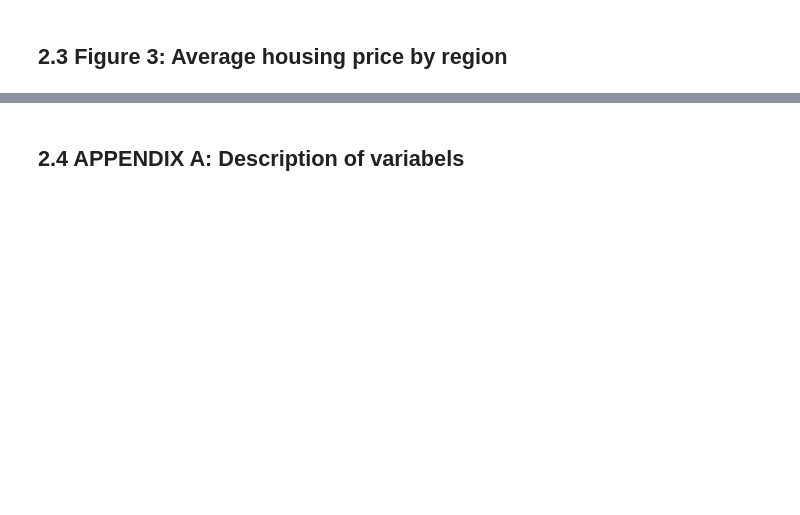
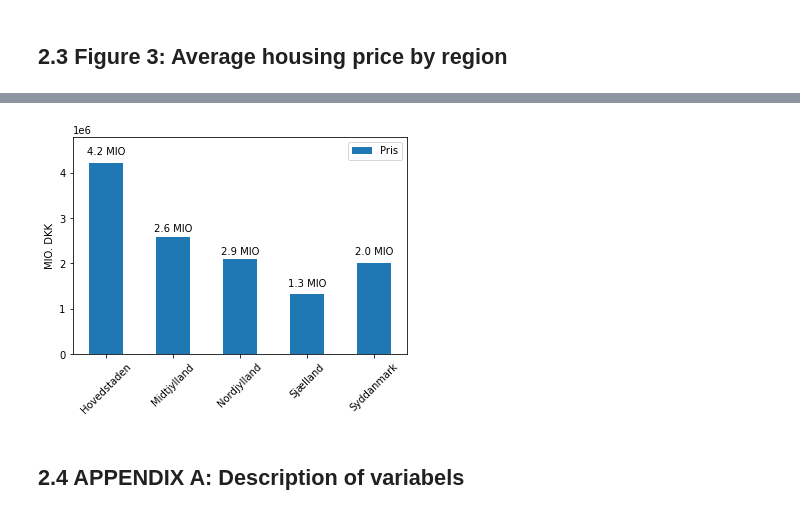
Before and after one commit to txg194/Qwe, a Jupyter notebook: Examproject/Final_dataset.ipynb, the cells around one changed output, grey strips where cells are left out. Saved outputs shown, nothing was run; the diff lists cells and outputs as text; code cells hidden in the pictures; blank space fills up the shorter version.

```diff
--- a/Examproject/Final_dataset.ipynb
+++ b/Examproject/Final_dataset.ipynb
@@ -375,20 +388,23 @@ plot_avg_price_by_regions.groupby("Region").mean().round()
 # %%
 #3. Make plot
 plot_avg_price_by_regions.groupby("Region").mean().plot(kind="bar")
 plt.xlabel("")
 plt.ylabel("MIO. DKK")
 plt.xticks(rotation = 45)
 plt.ylim(0,4800000)
 
+
 #Add datapoints
 plt.text(0,4400000, "4.2 MIO",horizontalalignment='center')
 plt.text(1,2700000, "2.6 MIO",horizontalalignment='center')
 plt.text(2,2200000, "2.9 MIO",horizontalalignment='center')
 plt.text(3,1500000, "1.3 MIO",horizontalalignment='center')
 plt.text(4,2200000, "2.0 MIO",horizontalalignment='center')
-plt.legend().remove()
-plt.ticklabel_format(style='plain', axis='y')
+#plt.legend().remove()
+#plt.ticklabel_format(style='plain', axis='y')
 plt.savefig('FIG2.png',bbox_inches = 'tight')
+# %% [output]
+[figure, added]
 # %% [markdown]
 ## 2.4 APPENDIX A: Description of variabels
 # %%
```
Also changed, not shown: parts of 7 cells of this notebook.
